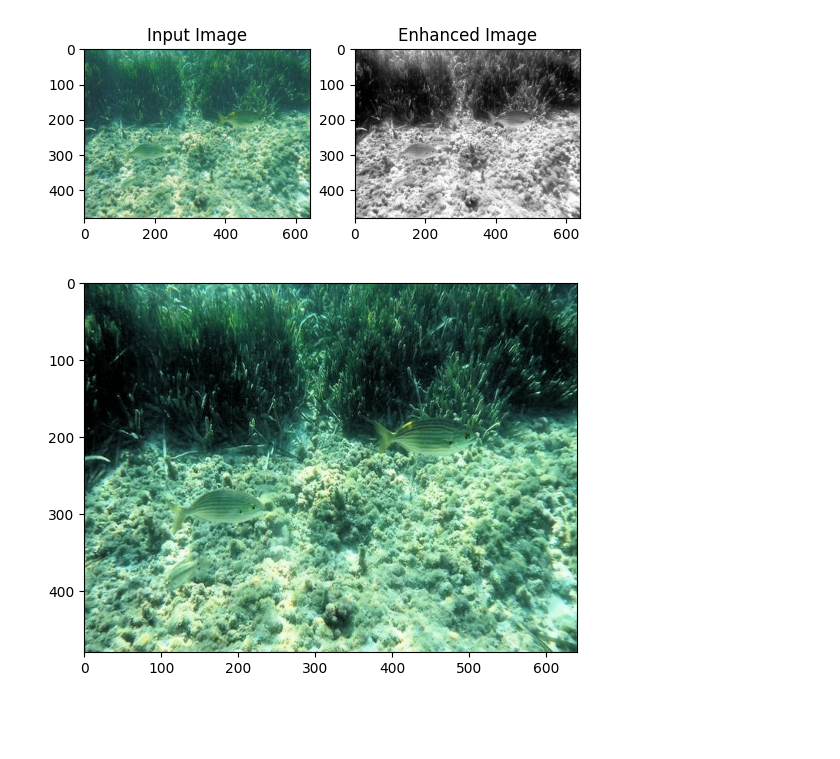
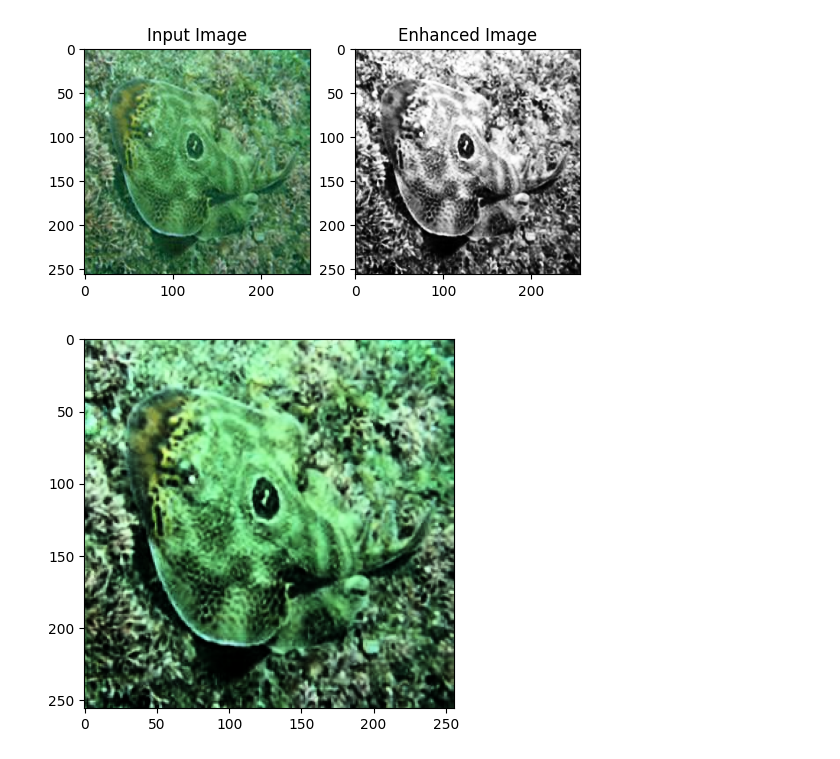
Before and after one commit to rahim-khan-iitg/underwater-image-enhancement, a Jupyter notebook: code/supporting.ipynb, the cells around one changed output. Saved outputs shown, nothing was run; the diff lists cells and outputs as text; code cells hidden in the pictures; blank space fills up the shorter version.

```diff
--- a/code/supporting.ipynb
+++ b/code/supporting.ipynb
@@ -217,38 +217,38 @@ import matplotlib.pyplot as plt
 from skimage import exposure,io,color
 
 # Sample input image
-I = io.imread('./images/d_r_144_.jpg')
+I = io.imread("../images/test1.jpg")
 img=color.rgb2hsv(I)
 h,s,v=img[:,:,0],img[:,:,1],img[:,:,2]
 
 # 1. Apply arctangent
 I_atan = np.arctan(v)
 
 # 2. Calculate weighted histogram
 hist, bins = np.histogram(I_atan.flatten(), bins=256, density=True)
 cdf = hist.cumsum() # cdf
 cdf /= cdf[-1] # normalize cdf
 
 # 3. Define desired CDF for mapping
 t = np.linspace(15,230,230-15)
 st = np.arctan(t-15)
 cdf_desired = st.cumsum()/st.sum()
 
 # 4. Use histogram equalization to match CDFs
 I_enhanced = exposure.equalize_hist(I_atan, cdf_desired)
 
 # Display results
 fig, (ax1, ax2) = plt.subplots(1, 2)
 ax1.imshow(I, cmap='gray')
 ax2.imshow(I_enhanced, cmap='gray')
 ax1.set_title('Input Image')
 ax2.set_title('Enhanced Image')
 plt.show()
 enhanced_image=np.zeros(shape=I.shape)
 enhanced_image[:,:,0],enhanced_image[:,:,1],enhanced_image[:,:,2]=h,s,I_enhanced
 enhanced_image=color.hsv2rgb(enhanced_image)
 plt.imshow(enhanced_image)
 plt.show()
 # %% [output]
-[figure, old version]
+[figure, new version]
-[figure, old version]
+[figure, new version]
```
Also changed, not shown: parts of 6 cells of this notebook, 4 other files.
